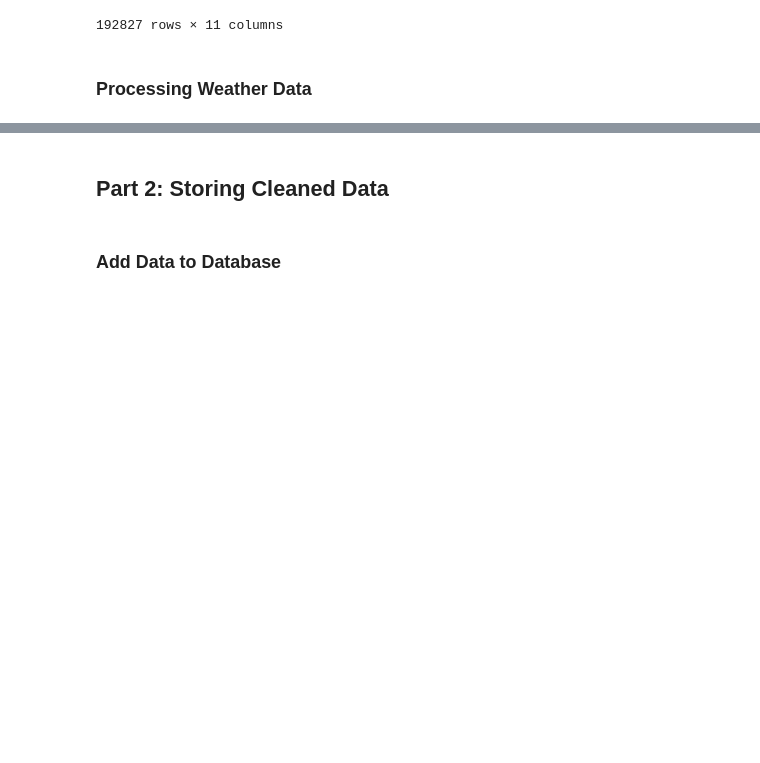
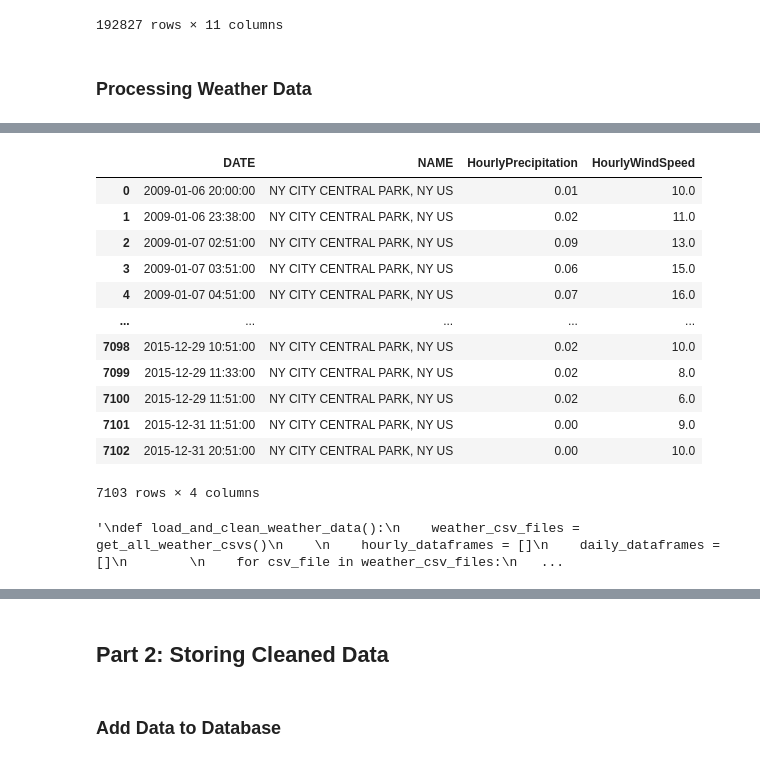
Before and after one commit to sowmya6598/final-project-tools, a Jupyter notebook: Project.ipynb, the cells around one changed output, grey strips where cells are left out. Cells and saved outputs as stored; diff of their text form; code cells hidden in the pictures; blank space fills up the shorter version.

Commit message:
Cleaned weather data and got the dataframes ready

```diff
--- a/Project.ipynb
+++ b/Project.ipynb
@@ -487,2 +403,18 @@ AttributeError: 'function' object has no attribute 'reset_index'
+# %%
+load_and_clean_weather_data()
+# %% [output]
+|  | DATE | NAME | HourlyPrecipitation | HourlyWindSpeed |
+| 0 | 2009-01-06 20:00:00 | NY CITY CENTRAL PARK, NY US | 0.01 | 10.0 |
+| 1 | 2009-01-06 23:38:00 | NY CITY CENTRAL PARK, NY US | 0.02 | 11.0 |
+| 2 | 2009-01-07 02:51:00 | NY CITY CENTRAL PARK, NY US | 0.09 | 13.0 |
+| 3 | 2009-01-07 03:51:00 | NY CITY CENTRAL PARK, NY US | 0.06 | 15.0 |
+| 4 | 2009-01-07 04:51:00 | NY CITY CENTRAL PARK, NY US | 0.07 | 16.0 |
+| ... | ... | ... | ... | ... |
+| 7098 | 2015-12-29 10:51:00 | NY CITY CENTRAL PARK, NY US | 0.02 | 10.0 |
+| 7099 | 2015-12-29 11:33:00 | NY CITY CENTRAL PARK, NY US | 0.02 | 8.0 |
+| 7100 | 2015-12-29 11:51:00 | NY CITY CENTRAL PARK, NY US | 0.02 | 6.0 |
+| 7101 | 2015-12-31 11:51:00 | NY CITY CENTRAL PARK, NY US | 0.00 | 9.0 |
+| 7102 | 2015-12-31 20:51:00 | NY CITY CENTRAL PARK, NY US | 0.00 | 10.0 |
+7103 rows × 4 columns
 # %%
 """Roll up the data to daily"""
@@ -491,5 +442,6 @@ def clean_month_weather_data_daily(csv_file):
 # %%
-
+""" I dont think this is needed as my daily and hourly functions retunr the datframes that we need"""
+"""
 def load_and_clean_weather_data():
     weather_csv_files = get_all_weather_csvs()
 
@@ -497,8 +449,8 @@ def load_and_clean_weather_data():
     daily_dataframes = []
 
     for csv_file in weather_csv_files:
-        hourly_dataframe = clean_month_weather_data_hourly(csv_file)
-        daily_dataframe = clean_month_weather_data_daily(csv_file)
+        hourly_dataframe = clean_month_weather_data_hourly()
+        daily_dataframe = clean_month_weather_data_daily()
         hourly_dataframes.append(hourly_dataframe)
         daily_dataframes.append(daily_dataframe)
 
@@ -507,4 +459,7 @@ def load_and_clean_weather_data():
     daily_data = pd.concat(daily_dataframes)
 
     return hourly_data, daily_data
+    """
+# %% [output]
+'\ndef load_and_clean_weather_data():\n    weather_csv_files = get_all_weather_csvs()\n    \n    hourly_dataframes = []\n    daily_dataframes = []\n        \n    for csv_file in weather_csv_files:\n   ...
 # %%
```
Also changed, not shown: parts of 10 cells of this notebook.
